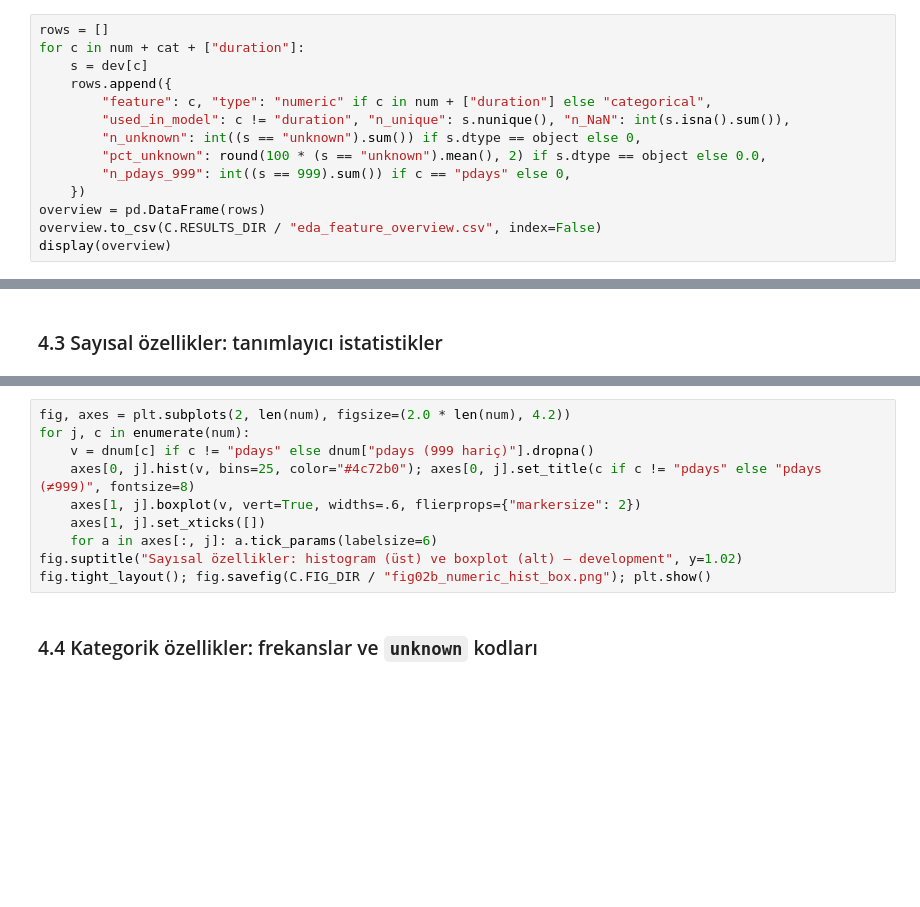
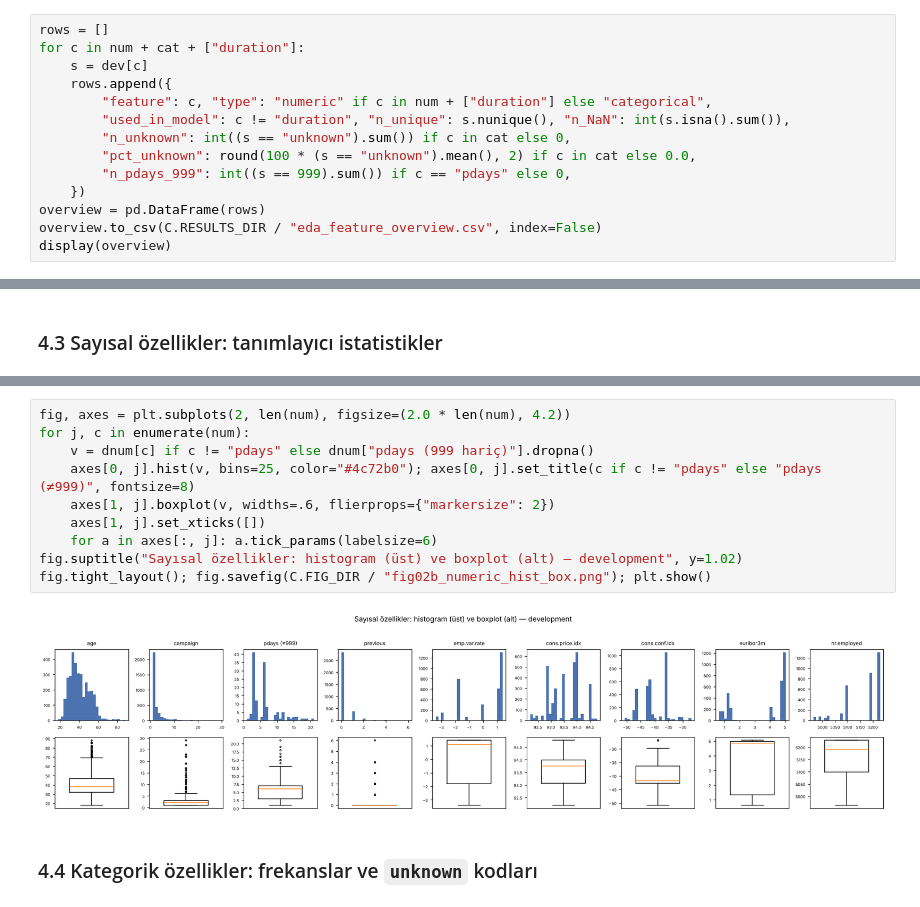
Before and after one commit to ibrahimalpsoy/ysa-midterm-bank-mlp, a Jupyter notebook: 01_eda.ipynb, the cells around one changed output, grey strips where cells are left out. Cells and saved outputs as stored; diff of their text form; blank space fills up the shorter version.

```diff
--- a/01_eda.ipynb
+++ b/01_eda.ipynb
@@ -78,8 +115,8 @@ for c in num + cat + ["duration"]:
     rows.append({
         "feature": c, "type": "numeric" if c in num + ["duration"] else "categorical",
         "used_in_model": c != "duration", "n_unique": s.nunique(), "n_NaN": int(s.isna().sum()),
-        "n_unknown": int((s == "unknown").sum()) if s.dtype == object else 0,
-        "pct_unknown": round(100 * (s == "unknown").mean(), 2) if s.dtype == object else 0.0,
+        "n_unknown": int((s == "unknown").sum()) if c in cat else 0,
+        "pct_unknown": round(100 * (s == "unknown").mean(), 2) if c in cat else 0.0,
         "n_pdays_999": int((s == 999).sum()) if c == "pdays" else 0,
     })
 overview = pd.DataFrame(rows)
@@ -120,13 +194,15 @@ desc.to_csv(C.RESULTS_DIR / "eda_numeric_descriptives.csv"); display(desc)
 # %%
 fig, axes = plt.subplots(2, len(num), figsize=(2.0 * len(num), 4.2))
 for j, c in enumerate(num):
     v = dnum[c] if c != "pdays" else dnum["pdays (999 hariç)"].dropna()
     axes[0, j].hist(v, bins=25, color="#4c72b0"); axes[0, j].set_title(c if c != "pdays" else "pdays (≠999)", fontsize=8)
-    axes[1, j].boxplot(v, vert=True, widths=.6, flierprops={"markersize": 2})
+    axes[1, j].boxplot(v, widths=.6, flierprops={"markersize": 2})
     axes[1, j].set_xticks([])
     for a in axes[:, j]: a.tick_params(labelsize=6)
 fig.suptitle("Sayısal özellikler: histogram (üst) ve boxplot (alt) — development", y=1.02)
 fig.tight_layout(); fig.savefig(C.FIG_DIR / "fig02b_numeric_hist_box.png"); plt.show()
+# %% [output]
+[figure, added]
 # %% [markdown]
 ### 4.4 Kategorik özellikler: frekanslar ve `unknown` kodları
 # %%
```
Also changed, not shown: parts of 13 cells of this notebook, 45 other files.
